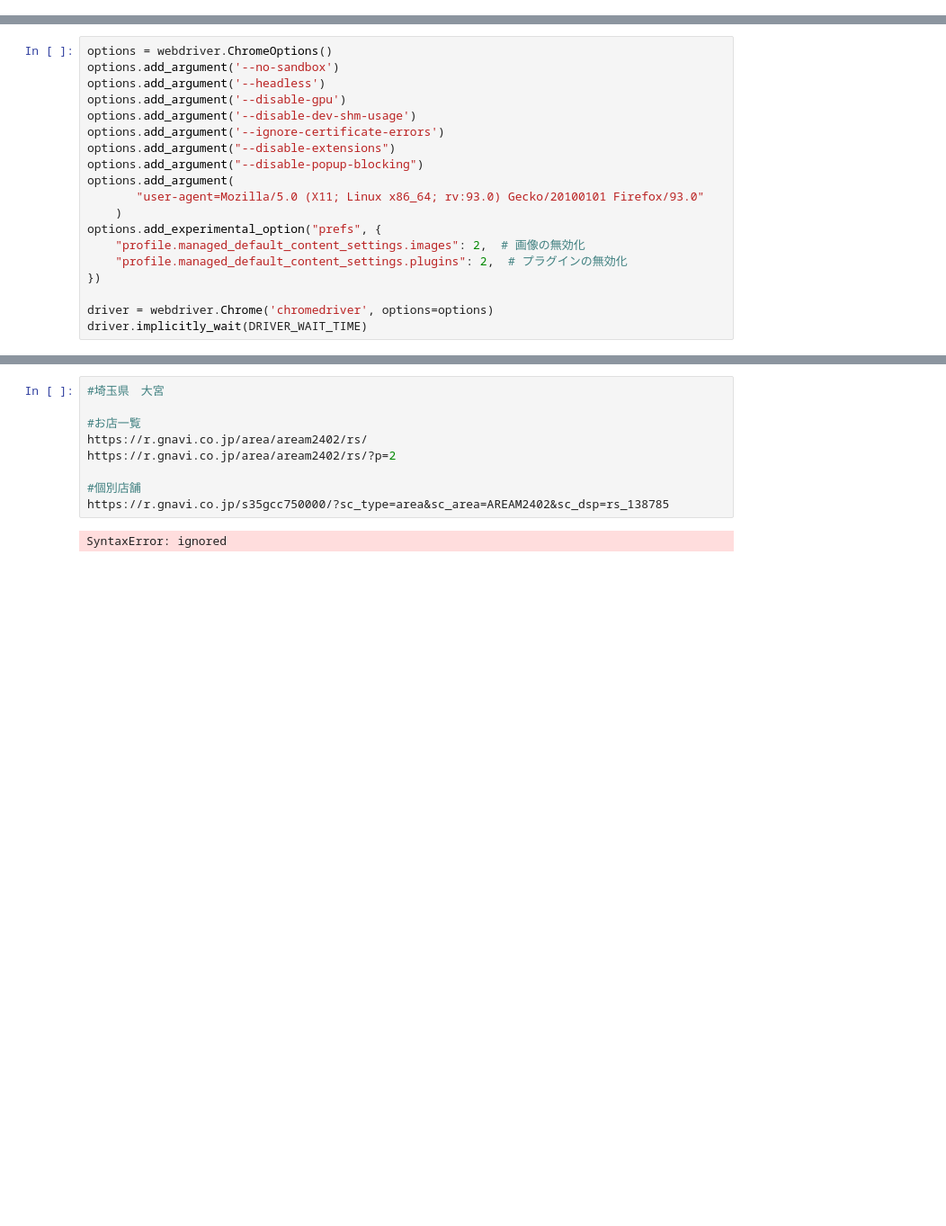
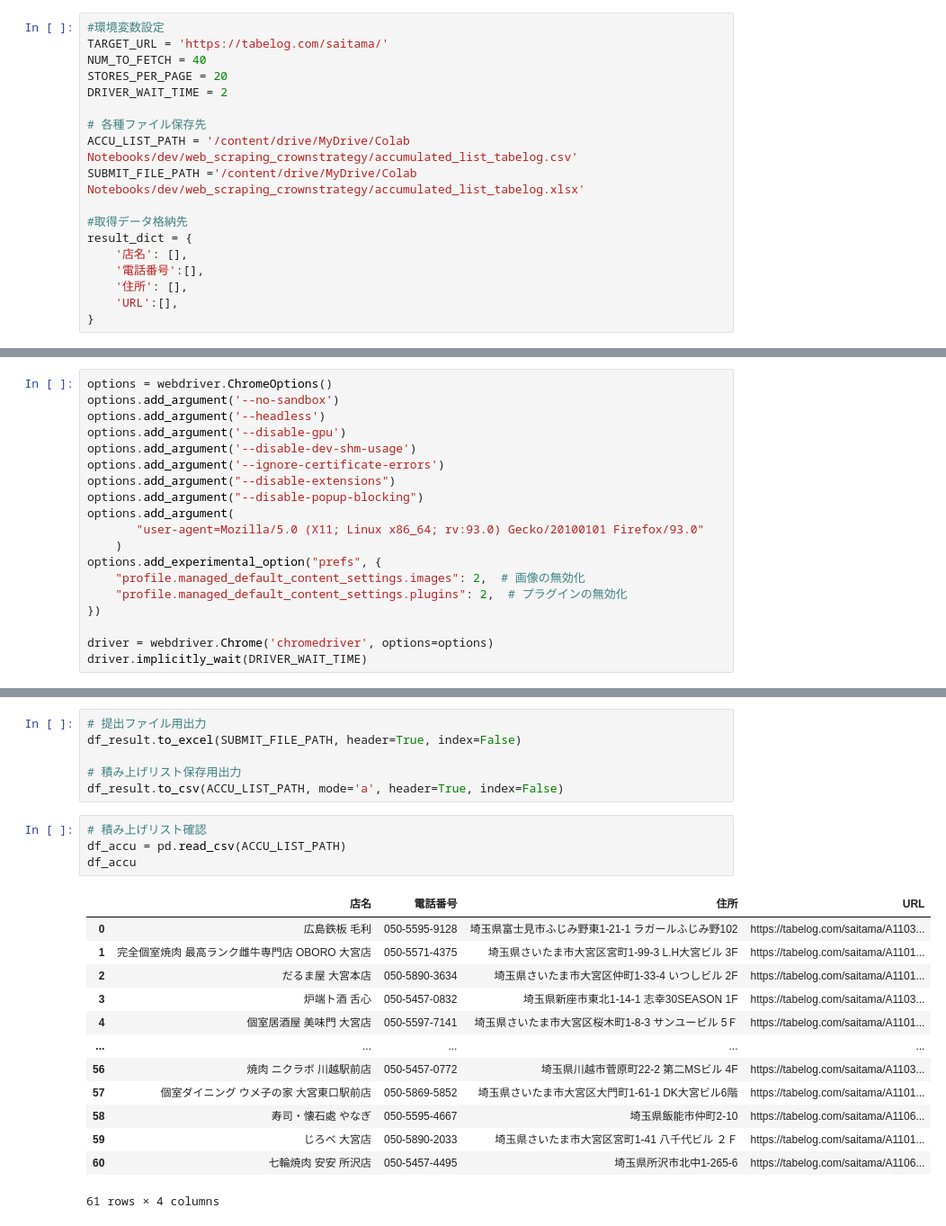
Before and after one commit to usma11dia0/web_scraping_on_colab, a Jupyter notebook: web_scraping_on_colab_tabelog.ipynb, the cells around one changed output, grey strips where cells are left out. Shown at 90% size. Saved outputs shown, nothing was run; the diff lists cells and outputs as text; blank space fills up the shorter version.

```diff
--- a/web_scraping_on_colab_tabelog.ipynb
+++ b/web_scraping_on_colab_tabelog.ipynb
@@ -79,3 +67,21 @@ result_dict = {
+# %%
+#環境変数設定
+TARGET_URL = 'https://tabelog.com/saitama/'
+NUM_TO_FETCH = 40
+STORES_PER_PAGE = 20
+DRIVER_WAIT_TIME = 2
+
+# 各種ファイル保存先
+ACCU_LIST_PATH = '/content/drive/MyDrive/Colab Notebooks/dev/web_scraping_crownstrategy/accumulated_list_tabelog.csv'
+SUBMIT_FILE_PATH ='/content/drive/MyDrive/Colab Notebooks/dev/web_scraping_crownstrategy/accumulated_list_tabelog.xlsx'
+
+#取得データ格納先
+result_dict = {
+    '店名': [],
+    '電話番号':[],
+    '住所': [],
+    'URL':[],
+}
 # %%
 #標準ライブラリ
 import os
@@ -221,11 +264,24 @@ SOMETHING サムシング 浦和本店
-# %%
-#埼玉県　大宮
-
-#お店一覧
-https://r.gnavi.co.jp/area/aream2402/rs/
-https://r.gnavi.co.jp/area/aream2402/rs/?p=2
-
-#個別店舗
-https://r.gnavi.co.jp/s35gcc750000/?sc_type=area&sc_area=AREAM2402&sc_dsp=rs_138785
-# %% [output]
-SyntaxError: ignored
+# %%
+# 提出ファイル用出力
+df_result.to_excel(SUBMIT_FILE_PATH, header=True, index=False)
+
+# 積み上げリスト保存用出力
+df_result.to_csv(ACCU_LIST_PATH, mode='a', header=True, index=False)
+# %%
+# 積み上げリスト確認
+df_accu = pd.read_csv(ACCU_LIST_PATH)
+df_accu
+# %% [output]
+|  | 店名 | 電話番号 | 住所 | URL |
+| 0 | 広島鉄板 毛利 | 050-5595-9128 | 埼玉県富士見市ふじみ野東1-21-1 ラガールふじみ野102 | https://tabelog.com/saitama/A1103... |
+| 1 | 完全個室焼肉 最高ランク雌牛専門店 OBORO 大宮店 | 050-5571-4375 | 埼玉県さいたま市大宮区宮町1-99-3 L.H大宮ビル 3F | https://tabelog.com/saitama/A1101... |
+| 2 | だるま屋 大宮本店 | 050-5890-3634 | 埼玉県さいたま市大宮区仲町1-33-4 いつしビル 2F | https://tabelog.com/saitama/A1101... |
+| 3 | 炉端ト酒 舌心 | 050-5457-0832 | 埼玉県新座市東北1-14-1 志幸30SEASON 1F | https://tabelog.com/saitama/A1103... |
+| 4 | 個室居酒屋 美味門 大宮店 | 050-5597-7141 | 埼玉県さいたま市大宮区桜木町1-8-3 サンユービル 5Ｆ | https://tabelog.com/saitama/A1101... |
+| ... | ... | ... | ... | ... |
+| 56 | 焼肉 ニクラボ 川越駅前店 | 050-5457-0772 | 埼玉県川越市菅原町22-2 第二MSビル 4F | https://tabelog.com/saitama/A1103... |
+| 57 | 個室ダイニング ウメ子の家 大宮東口駅前店 | 050-5869-5852 | 埼玉県さいたま市大宮区大門町1-61-1 DK大宮ビル6階 | https://tabelog.com/saitama/A1101... |
+| 58 | 寿司・懐石處 やなぎ | 050-5595-4667 | 埼玉県飯能市仲町2-10 | https://tabelog.com/saitama/A1106... |
+| 59 | じろべ 大宮店 | 050-5890-2033 | 埼玉県さいたま市大宮区宮町1-41 八千代ビル ２Ｆ | https://tabelog.com/saitama/A1101... |
+| 60 | 七輪焼肉 安安 所沢店 | 050-5457-4495 | 埼玉県所沢市北中1-265-6 | https://tabelog.com/saitama/A1106... |
+61 rows × 4 columns
```
Also changed, not shown: parts of 10 cells of this notebook.
